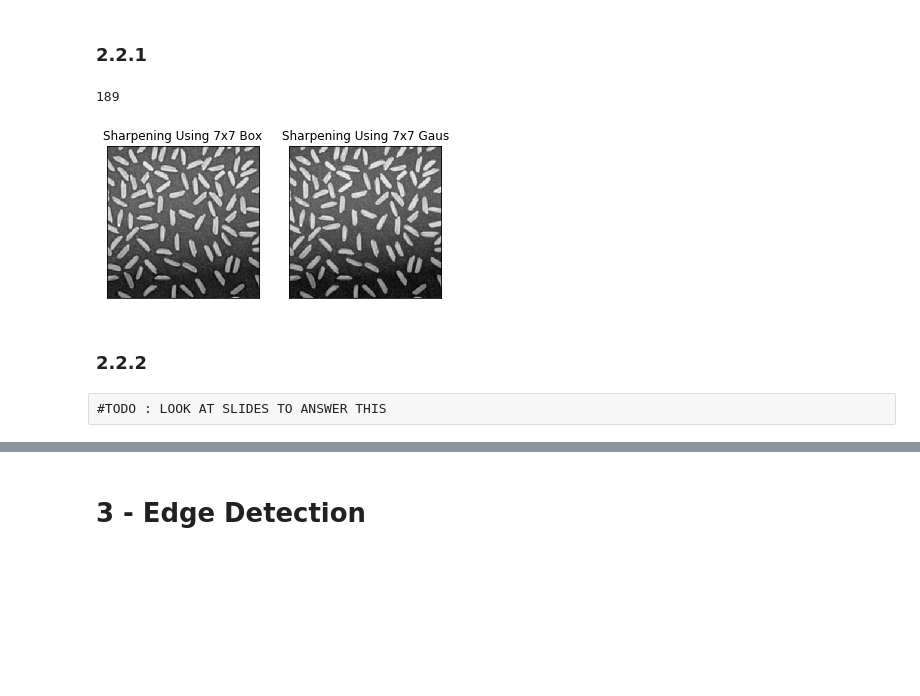
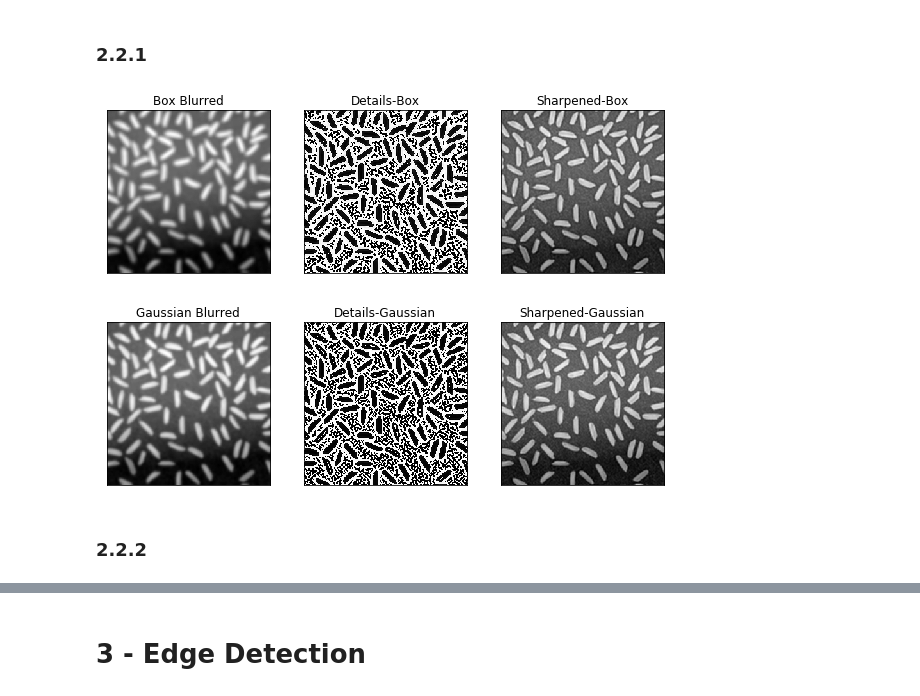
Before and after one commit to Patrick-Erath/OpenCV, a Jupyter notebook: Assignment1/Assignment1.ipynb, the cells around one changed output, grey strips where cells are left out. Cells and saved outputs as stored; diff of their text form; code cells hidden in the pictures; blank space fills up the shorter version.

```diff
--- a/Assignment1/Assignment1.ipynb
+++ b/Assignment1/Assignment1.ipynb
@@ -189,42 +192,48 @@ It can also be seen qualitatively that the overall image quality decreases, none
 # %%
 # Sharpen the rice.png:
 
 img_path = "./rice.png"
 img = cv2.imread(img_path)
 
 # Convert image to grayscale
 img_gray = cv2.cvtColor(img, cv2.COLOR_BGR2GRAY)
 height, width = img_gray.shape
 
 # Created Blurred image using 7x7 Box, and make new copy
 img_blur_box = cv2.blur(img_gray, (7,7))
 
 # Create Blurred image using 7x7 Gaussian
 img_blur_gaus = cv2.GaussianBlur(img_gray, (7,7), 0)
 
 #1. Details (D) = original (I) - blurred (B)
-# Iterate over row, col and replace each pixel
-for row in range(0, height):
-    for col in range(0, width):
-        img_blur_box[row][col] = int(img_gray[row][col]) - int(img_blur_box[row][col])
-        img_blur_gaus[row][col] = int(img_gray[row][col]) - int(img_blur_gaus[row][col])
+# Replace each pixel
+details_box = img_gray - img_blur_box
+details_gaus = img_gray - img_blur_gaus
 
 #2. Sharpened(S) = original (I) + details(D)
-# Iterate over row, col and replace each pixel
-for row in range(0, height):
-    for col in range(0, width):
-        img_blur_box[row][col] = int(img_gray[row][col]) + int(img_blur_box[row][col])
-        img_blur_gaus[row][col] = int(img_gray[row][col]) + int(img_blur_gaus[row][col])
+# Replace each pixel
+sharp_box = img_gray + details_box
+sharp_gaus = img_gray + details_gaus
 
-plt.subplot(121), plt.imshow(img_blur_box, cmap='gray')
-plt.title("Sharpening Using 7x7 Box"), plt.xticks([]), plt.yticks([])
-plt.subplot(122), plt.imshow(img_blur_gaus, cmap='gray')
-plt.title("Sharpening Using 7x7 Gaus"), plt.xticks([]), plt.yticks([])
+# Display
+plt.figure(figsize=(10, 3))
+plt.subplot(131), plt.imshow(img_blur_box, cmap='gray')
+plt.title("Box Blurred"), plt.xticks([]), plt.yticks([])
+plt.subplot(132), plt.imshow(details_box, cmap='gray')
+plt.title("Details-Box"), plt.xticks([]), plt.yticks([])
+plt.subplot(133), plt.imshow(sharp_box, cmap='gray')
+plt.title("Sharpened-Box"), plt.xticks([]), plt.yticks([])
+
+plt.figure(figsize=(10, 3))
+plt.subplot(131), plt.imshow(img_blur_gaus, cmap='gray')
+plt.title("Gaussian Blurred"), plt.xticks([]), plt.yticks([])
+plt.subplot(132), plt.imshow(details_gaus, cmap='gray')
+plt.title("Details-Gaussian"), plt.xticks([]), plt.yticks([])
+plt.subplot(133), plt.imshow(sharp_gaus, cmap='gray')
+plt.title("Sharpened-Gaussian"), plt.xticks([]), plt.yticks([])
 plt.show()
 # %% [output]
-189
-[figure, old version]
+[figure, new version]
+[figure, added]
 # %% [markdown]
 ### 2.2.2
-# %% [raw]
-#TODO : LOOK AT SLIDES TO ANSWER THIS
```
Also changed, not shown: parts of 32 cells of this notebook, 5 other files.
